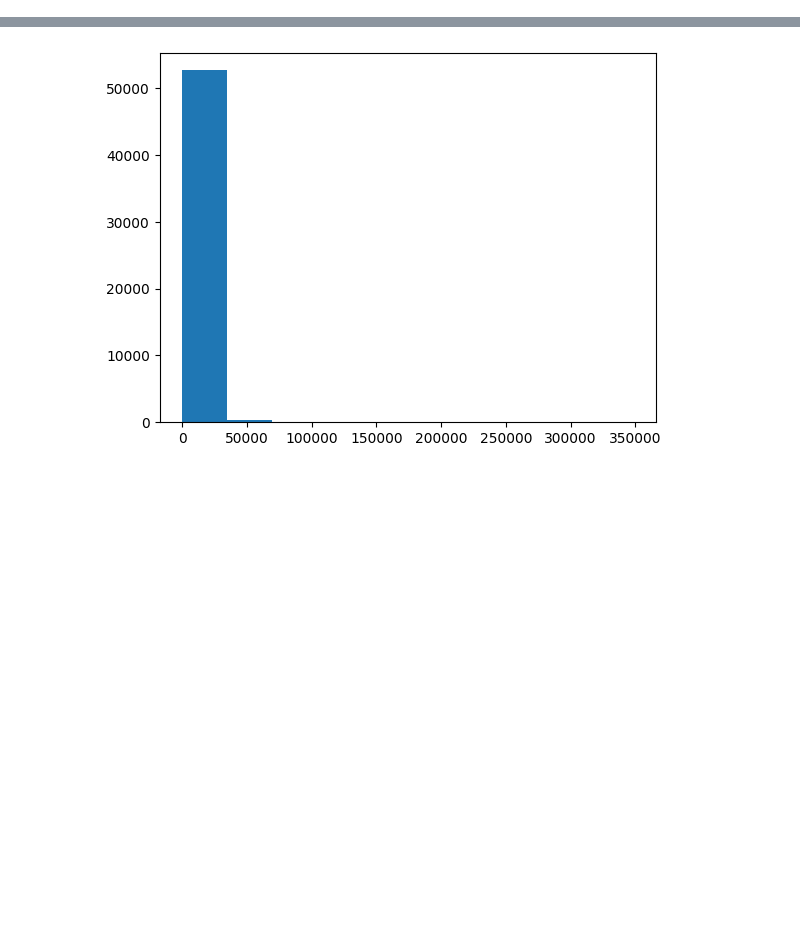
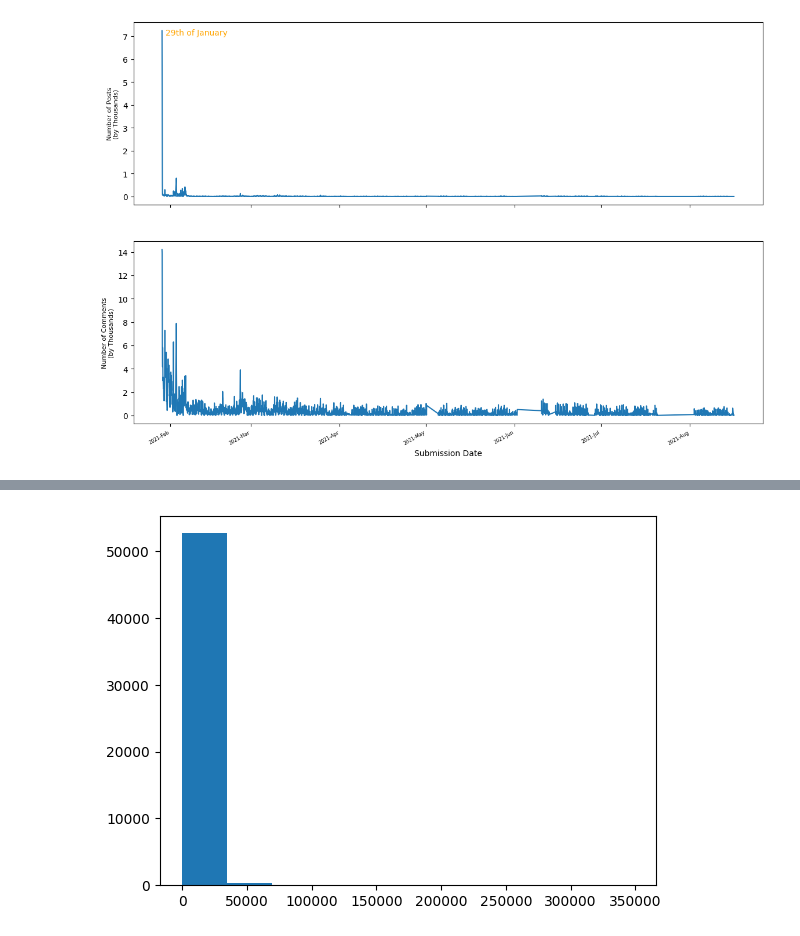
Before and after one commit to MadNietzsche/reddit_sentiment_wsb, a Jupyter notebook: notebooks/03-eda-sentiment.py.ipynb, the cells around one changed output, grey strips where cells are left out. Saved outputs shown, nothing was run; the diff lists cells and outputs as text; code cells hidden in the pictures; blank space fills up the shorter version.

```diff
--- a/notebooks/03-eda-sentiment.py.ipynb
+++ b/notebooks/03-eda-sentiment.py.ipynb
@@ -10,0 +15,6 @@ df_posts['score'] = pd.to_numeric(df_posts['score'])
+# %%
+df_comments = pd.read_csv('../data/senti_comments.zip', lineterminator='\n') \
+    .merge(df_posts[['id', 'hour_day']], left_on='id_col', right_on='id') \
+    .drop('id', axis=1)
+
+df_comments = df_comments[df_comments['hour_day'] >= '2021-01-29']
@@ -10,0 +37,29 @@ df_posts['score'] = pd.to_numeric(df_posts['score'])
+# %%
+col_name = ['hour_day', 'count']
+
+num_posts = df_posts.groupby('hour_day')['id'].nunique().reset_index()
+num_posts.columns = col_name
+
+num_comments = df_comments.groupby('hour_day').size().to_frame().reset_index()
+num_comments.columns = col_name
+
+day_of_squeeze = num_posts[num_posts['count']==np.max(num_posts['count'])]['hour_day'].to_list()[0]
+peak_comments = num_comments[num_comments['count']>=np.max(num_comments['count'])]['hour_day'].to_list()[0]
+
+plt.rcParams["figure.figsize"] = [14,9]
+fig, ax = plt.subplots(2,1, sharex = True)
+
+ax[0].plot(num_posts['hour_day'], num_posts['count']/1000)
+ax[0].set_ylabel('Number of Posts\n(by Thousands)', fontsize=8)
+ax[0].annotate('29th of January', xy=(day_of_squeeze, np.max(num_posts['count']/1000)),
+               xytext=(4.5, -5.5), textcoords='offset points', color='orange')
+ax[1].plot(num_comments['hour_day'], num_comments['count']/1000)
+ax[1].set_ylabel('Number of Comments\n(by Thousands)', fontsize=8)
+ax[1].set_xlabel('Submission Date')
+ax[1].xaxis.set_major_formatter(mdates.DateFormatter('%Y-%b'))
+
+plt.xticks(fontsize=6)
+for label in ax[1].get_xticklabels(which='major'):
+    label.set(rotation=30, horizontalalignment='right');
+# %% [output]
+[figure, added]
```
Also changed, not shown: parts of 20 cells of this notebook.
